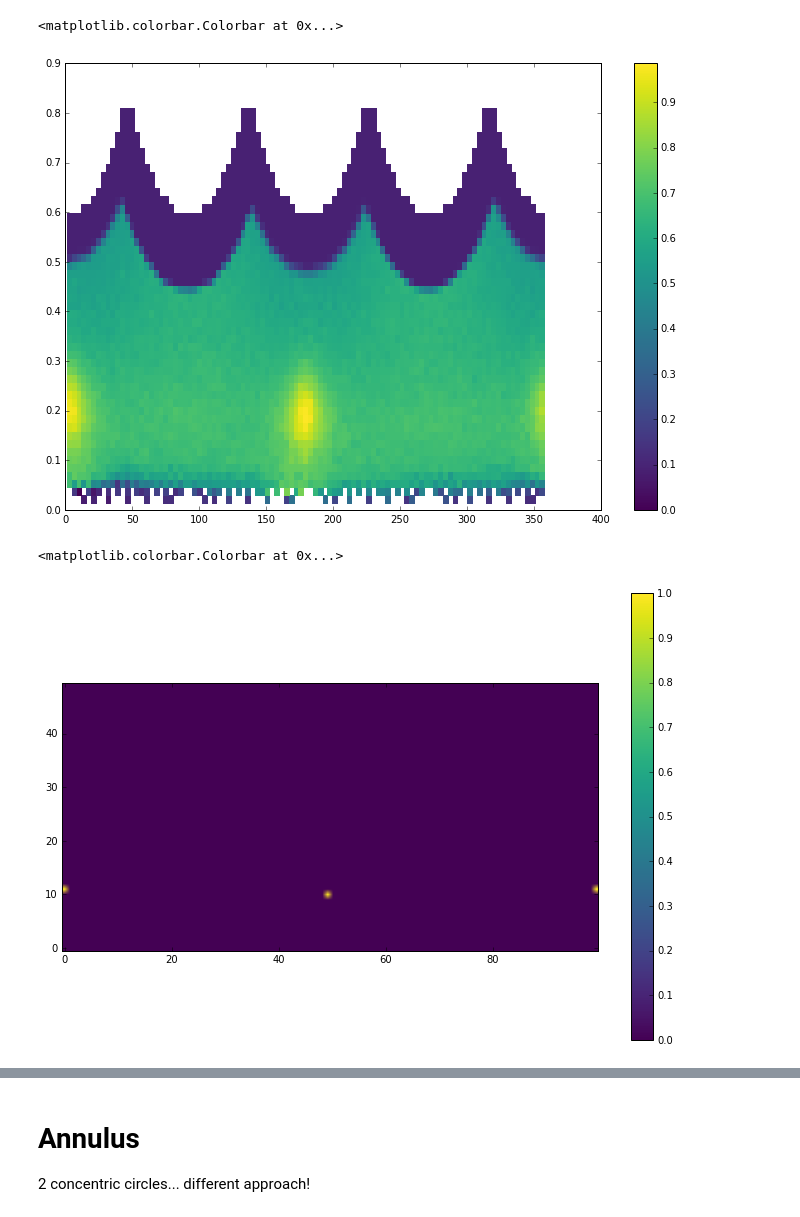
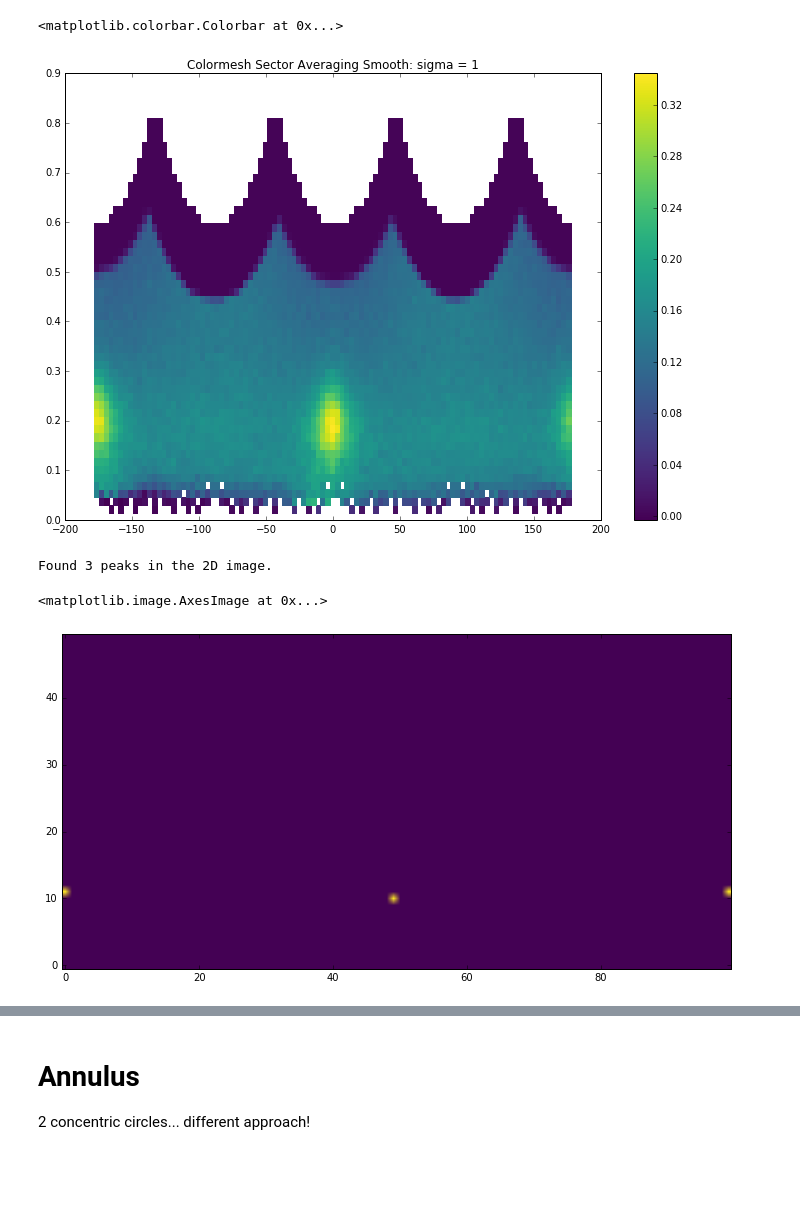
Before and after one commit to ricleal/PythonCode, a Jupyter notebook: SANS/Anisotropic/Find wedges.ipynb, the cells around one changed output, grey strips where cells are left out. Drawn from its saved outputs; the diff is of its cells as text; code cells hidden in the pictures; blank space fills up the shorter version.

```diff
--- a/SANS/Anisotropic/Find wedges.ipynb
+++ b/SANS/Anisotropic/Find wedges.ipynb
@@ -14,6 +14,9 @@ import numpy.ma as ma
 from scipy.optimize import curve_fit
 # %%
 def get_data(file_name):
+    '''
+    gets the Qx, Qy, Qz as 3 1D arrays
+    '''
     data = np.genfromtxt(file_name, dtype=float, delimiter=None,
                          skip_header=2, names=["Qx", "Qy", "I(Qx,Qy)", "err(I)"])
     shape_x = len(np.unique(data['Qx']))
@@ -48,20 +57,26 @@ plt.colorbar()
 # %%
 def sector_average(data_x, data_y, data_z,
                    n_bins_angle=100, n_bins_radius=50, max_radius = np.inf):
-
+    '''
+    Sector averaging
+    n_bins_angle: (x coordinates)
+    n_bins_radius: Q (y coordinates)
+    data_? : 1D arrays
+    '''
     radius = np.linalg.norm(np.column_stack((data_x, data_y)), axis=1)
 
     angle = np.arctan2(data_y, data_x)
     angle = np.rad2deg(angle)
     # make it integer from 0 to 360
-    angle = np.round(angle).astype(int) + 180
+#     angle = np.round(angle).astype(int) + 180
 
-    angle = angle[radius <= max_radius]
-    # radius for every pixel
 
     # normalize data to 1
-    data_z = (data_z - data_z.min()) / (data_z.max() - data_z.min())
-    data_z = (data_z)**(1/2)
+#     data_z = (data_z - data_z.min()) / (data_z.max() - data_z.min())
+#     data_z = (data_z)**(1/2)
+
+    # limit radius
+    angle = angle[radius <= max_radius]
     data_z =data_z[radius <= max_radius]
     radius = radius[radius <= max_radius]
 
@@ -97,26 +114,39 @@ data_z_smooth = filters.gaussian_filter(data_z, sigma=1)
 H, x, y = sector_average(data_x, data_y, data_z_smooth)
 X_sectors, Y_sectors = np.meshgrid(x, y)
 H_masked_nans = ma.masked_where(np.isnan(H),H)
+plt.title("Colormesh Sector Averaging Smooth: sigma = 1")
 plt.pcolormesh(X_sectors, Y_sectors, H_masked_nans.T)
 plt.colorbar()
 # %% [output]
 <matplotlib.colorbar.Colorbar at 0x...>
-[figure, old version]
+[figure, new version]
 # %%
 from scipy.ndimage import filters
 data = H.T
-# %%
-neighborhood_size = 30
-data_max = filters.maximum_filter(data, neighborhood_size)
-#plt.imshow(data_max,origin='lower')
+# %%
+def find_peaks_in_2d_image(data, initial_neighborhood_size = 10):
+    '''
+    Finds peaks (maxima) in the image.
+    Stops when 3 peaks are found
+    return a matrix of booleans where peaks are True
+    '''
+    number_of_found_peaks = np.inf
+    neighborhood_size = initial_neighborhood_size
+    while number_of_found_peaks > 3:
+        data_max = filters.maximum_filter(data, neighborhood_size)
+        cond = data_max==data
+        number_of_found_peaks = np.count_nonzero(cond == True)
+        neighborhood_size+=1
+    print("Found {} peaks in the 2D image.".format(number_of_found_peaks))
+    return cond
 # %%
 # Plot Maximumns found for the neighborhood_size
-cond = data_max==data
+cond = find_peaks_in_2d_image(data)
 plt.imshow(cond,origin='lower')
-plt.colorbar()
 # %% [output]
-<matplotlib.colorbar.Colorbar at 0x...>
+Found 3 peaks in the 2D image.
+<matplotlib.image.AxesImage at 0x...>
-[figure, old version]
+[figure, new version]
 # %%
 # Overlay Maximum indices over the plot
 indices = cond.nonzero()
```
Also changed, not shown: parts of 10 cells of this notebook.
